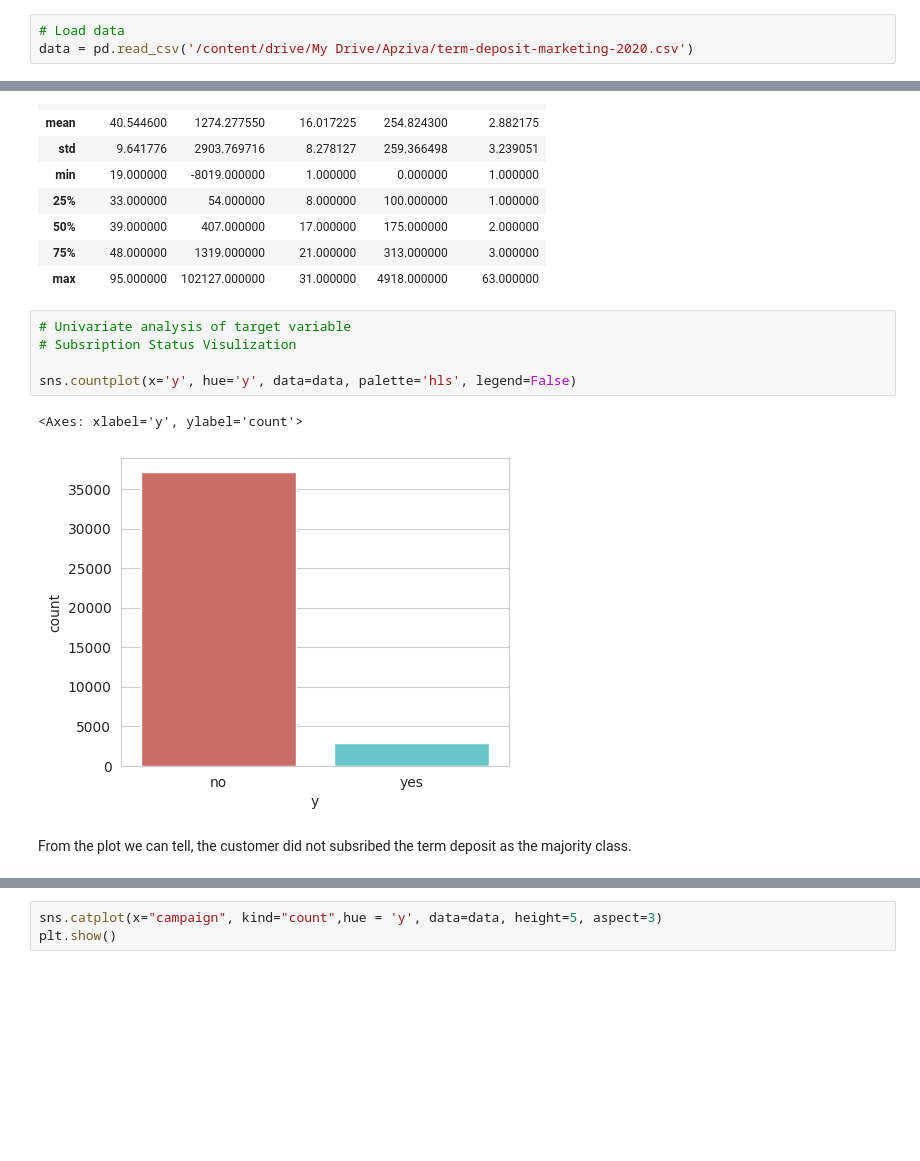
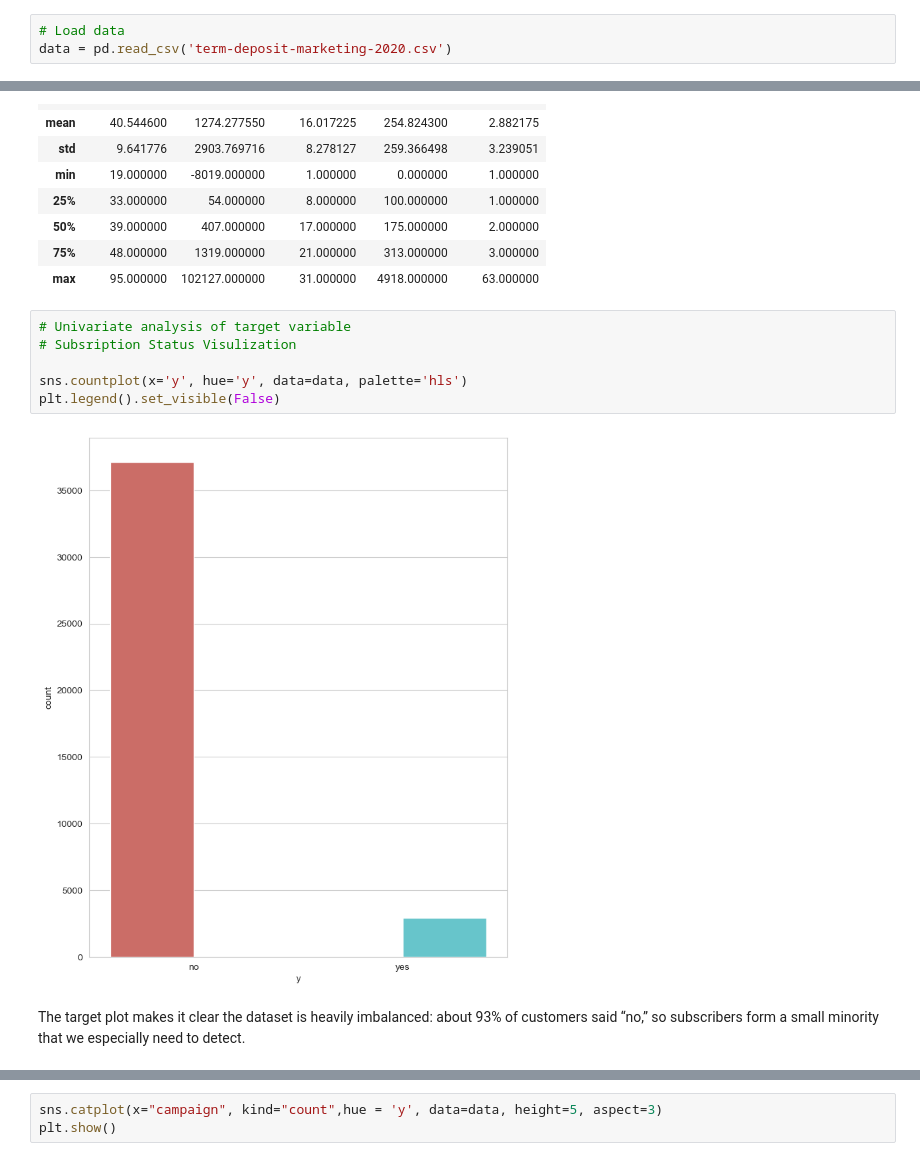
Before and after one commit to mia99maixu/xtL6AOL07DpmQlaU, a Jupyter notebook: Term_Deposit_Project1.2.ipynb, the cells around one changed output, grey strips where cells are left out. Drawn from its saved outputs; the diff is of its cells as text; blank space fills up the shorter version.

```diff
--- a/Term_Deposit_Project1.2.ipynb
+++ b/Term_Deposit_Project1.2.ipynb
@@ -80,6 +56,6 @@ Mounted at /content/drive
 # %%
 # Load data
-data = pd.read_csv('/content/drive/My Drive/Apziva/term-deposit-marketing-2020.csv')
+data = pd.read_csv('term-deposit-marketing-2020.csv')
 # %%
 data.head()
 # %% [output]
@@ -147,13 +123,13 @@ data.describe()
 # %%
 # Univariate analysis of target variable
 # Subsription Status Visulization
 
-sns.countplot(x='y', hue='y', data=data, palette='hls', legend=False)
+sns.countplot(x='y', hue='y', data=data, palette='hls')
+plt.legend().set_visible(False)
 # %% [output]
-<Axes: xlabel='y', ylabel='count'>
-[figure, old version]
+[figure, new version]
-# %% [markdown]
-From the plot we can tell, the customer did not subsribed the term deposit as the majority class.
+# %% [markdown]
+The target plot makes it clear the dataset is heavily imbalanced: about 93% of customers said “no,” so subscribers form a small minority that we especially need to detect.
 # %%
 # Subscrption rate by marital Status
 
```
Also changed, not shown: parts of 89 cells of this notebook, 13 other files.
